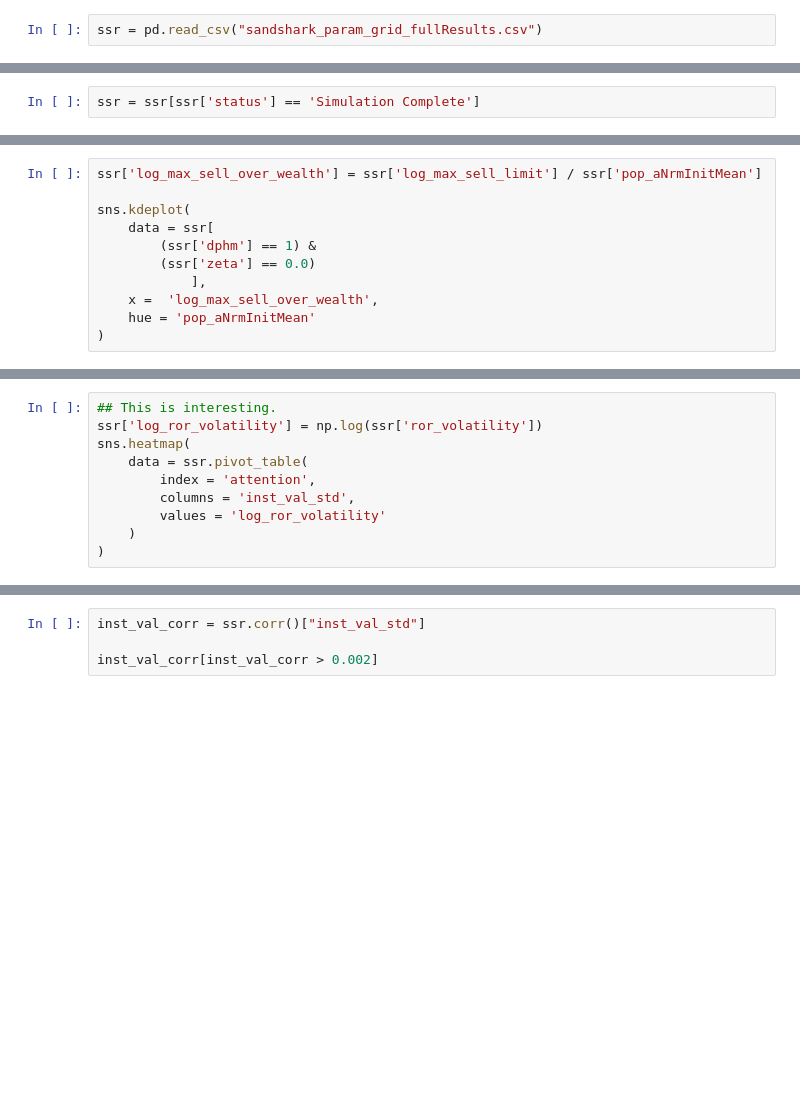
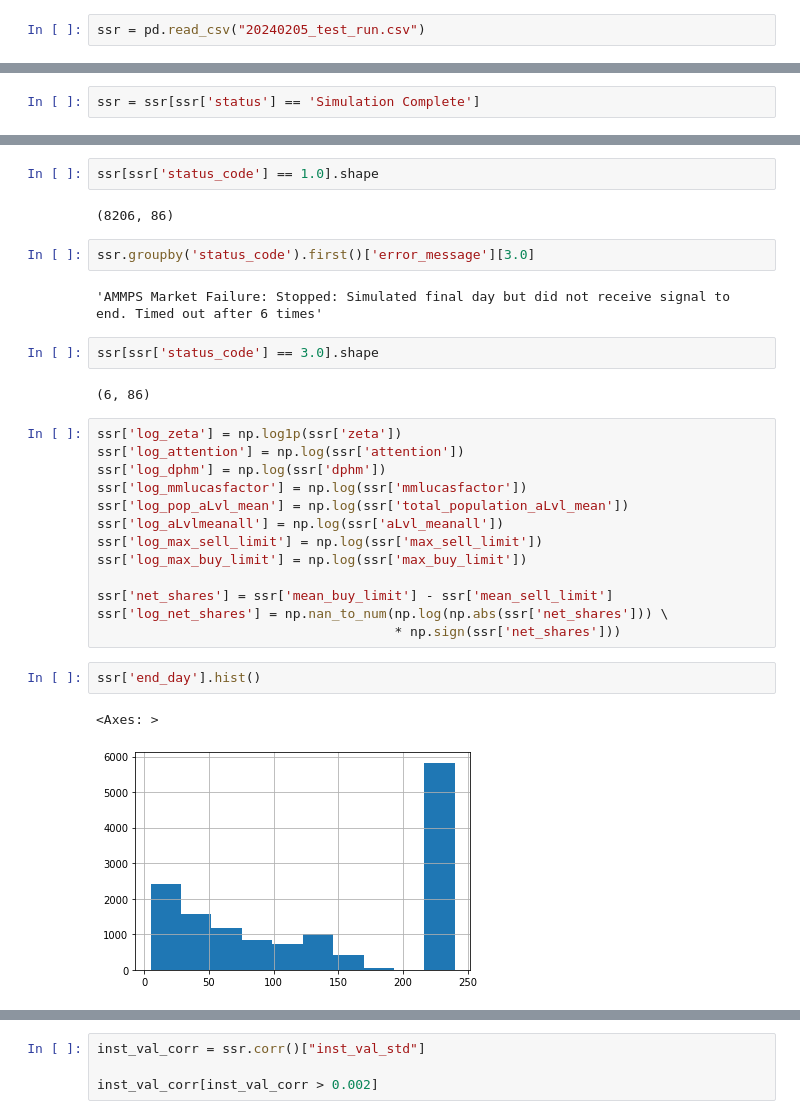
Before and after one commit to sbenthall/SHARKFin, a Jupyter notebook: out/SparkSharkRun Analysis.ipynb, the cells around one changed output, grey strips where cells are left out. Cells and saved outputs as stored; diff of their text form; blank space fills up the shorter version.

```diff
--- a/out/SparkSharkRun Analysis.ipynb
+++ b/out/SparkSharkRun Analysis.ipynb
@@ -7,4 +7,4 @@ import seaborn as sns
 # %%
 import pingouin as pg
 # %%
-ssr = pd.read_csv("sandshark_param_grid_fullResults.csv")
+ssr = pd.read_csv("20240205_test_run.csv")
@@ -164,11 +48,0 @@ sns.heatmap(
-# %%
-ssr['log_max_sell_over_wealth'] = ssr['log_max_sell_limit'] / ssr['pop_aNrmInitMean']
-
-sns.kdeplot(
-    data = ssr[
-        (ssr['dphm'] == 1) &
-        (ssr['zeta'] == 0.0)
-            ],
-    x =  'log_max_sell_over_wealth',
-    hue = 'pop_aNrmInitMean'
-)
@@ -555,10 +48,0 @@ sns.heatmap(
-# %%
-## This is interesting.
-ssr['log_ror_volatility'] = np.log(ssr['ror_volatility'])
-sns.heatmap(
-    data = ssr.pivot_table(
-        index = 'attention',
-        columns = 'inst_val_std',
-        values = 'log_ror_volatility'
-    )
-)
@@ -615,0 +77,30 @@ ssr[ssr['end_day']< 100][['end_day','mean_buy_limit']]
+# %%
+ssr[ssr['status_code'] == 1.0].shape
+# %% [output]
+(8206, 86)
+# %%
+ssr.groupby('status_code').first()['error_message'][3.0]
+# %% [output]
+'AMMPS Market Failure: Stopped: Simulated final day but did not receive signal to end. Timed out after 6 times'
+# %%
+ssr[ssr['status_code'] == 3.0].shape
+# %% [output]
+(6, 86)
+# %%
+ssr['log_zeta'] = np.log1p(ssr['zeta'])
+ssr['log_attention'] = np.log(ssr['attention'])
+ssr['log_dphm'] = np.log(ssr['dphm'])
+ssr['log_mmlucasfactor'] = np.log(ssr['mmlucasfactor'])
+ssr['log_pop_aLvl_mean'] = np.log(ssr['total_population_aLvl_mean'])
+ssr['log_aLvlmeanall'] = np.log(ssr['aLvl_meanall'])
+ssr['log_max_sell_limit'] = np.log(ssr['max_sell_limit'])
+ssr['log_max_buy_limit'] = np.log(ssr['max_buy_limit'])
+
+ssr['net_shares'] = ssr['mean_buy_limit'] - ssr['mean_sell_limit']
+ssr['log_net_shares'] = np.nan_to_num(np.log(np.abs(ssr['net_shares'])) \
+                                      * np.sign(ssr['net_shares']))
+# %%
+ssr['end_day'].hist()
+# %% [output]
+<Axes: >
+[figure, added]
```
Also changed, not shown: parts of 108 cells of this notebook.
